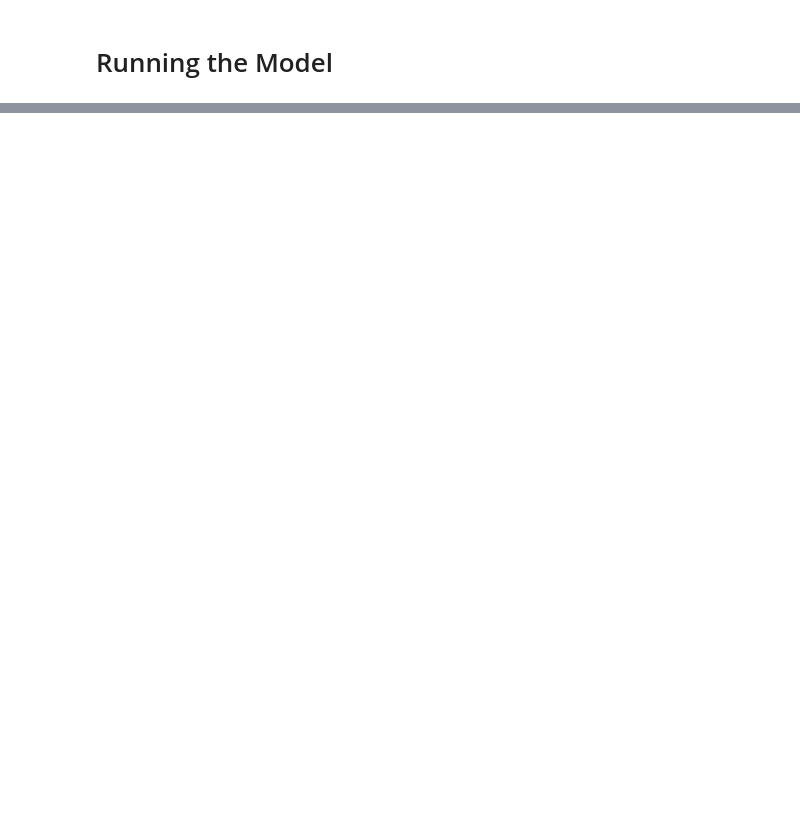
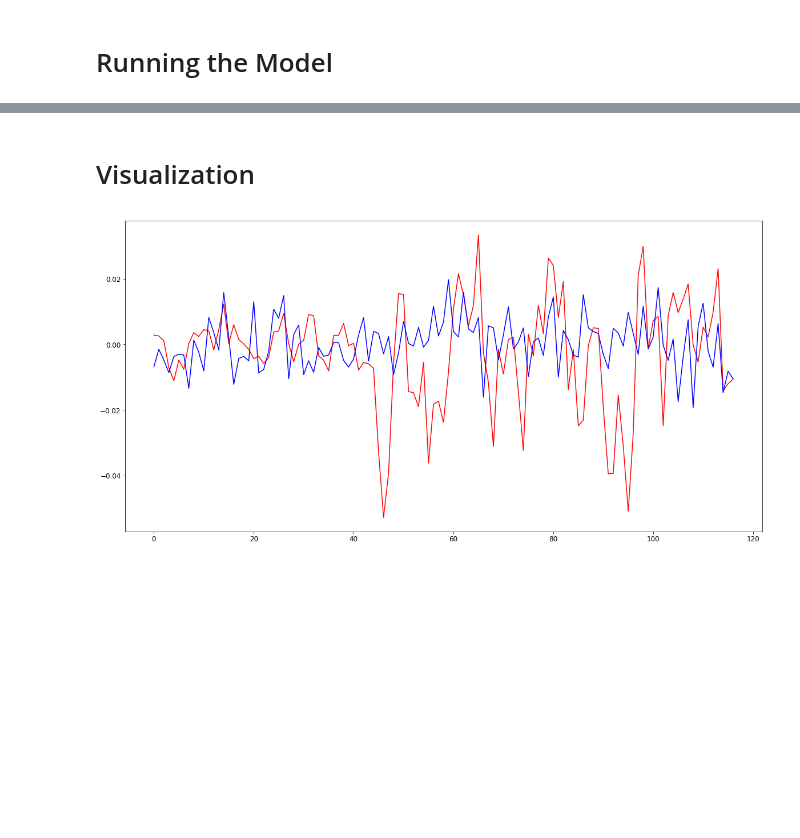
Before and after one commit to Vibhu-Agarwal/Stock-Market-Prediction, a Jupyter notebook: Vibhu.ipynb, the cells around one changed output, grey strips where cells are left out. Drawn from its saved outputs; the diff is of its cells as text; code cells hidden in the pictures; blank space fills up the shorter version.

```diff
--- a/Vibhu.ipynb
+++ b/Vibhu.ipynb
@@ -204,9 +214,9 @@ def _compute_learning_rates():
 # %% [markdown]
 ### Training LSTM Model
 # %%
-def train_lstm_graph(lstm_graph, stock_name="GSPC.csv"):
+def train_lstm_graph(lstm_graph, stock_name="GSPC.csv", norm=True):
 
-    stock_dataset = StockDataSet(stock_name, config.input_size, num_steps=config.num_steps)
+    stock_dataset = StockDataSet(stock_name, config.input_size, num_steps=config.num_steps, normalized=norm)
 
     final_prediction = []
     final_loss = None
@@ -224,6 +234,7 @@ def train_lstm_graph(lstm_graph, stock_name="GSPC.csv"):
     print(graph_name)
 
     learning_rates_to_use = _compute_learning_rates()
+    #print('learning rates:\n', learning_rates_to_use)
     with tf.Session(graph=lstm_graph) as sess:
 
         merged_summary = tf.summary.merge_all()
@@ -236,7 +247,7 @@ def train_lstm_graph(lstm_graph, stock_name="GSPC.csv"):
 
         inputs = graph.get_tensor_by_name('Inputs:0')
         targets = graph.get_tensor_by_name('Targets:0')
-        learning_rate = graph.get_tensor_by_name('learning_rate:0')
+        learning_rate = graph.get_tensor_by_name('learn_rate:0')
 
         test_data_feed = {
             inputs: stock_dataset.test_X,
@@ -244,8 +255,8 @@ def train_lstm_graph(lstm_graph, stock_name="GSPC.csv"):
             learning_rate: 0.0
         }
 
-        loss = graph.get_tensor_by_name('Training_Attributes/Mean_Squared_Error_Loss:0')
-        minimize = graph.get_operation_by_name('Training_Attributes/loss_mse_adam_minimize')
+        loss = graph.get_tensor_by_name('Train_Attrs/MSE_Loss:0')
+        minimize = graph.get_operation_by_name('Train_Attrs/loss_adam_minimize')
         prediction = graph.get_tensor_by_name('Output_Layer/add:0')
 
         for epoch_step in range(config.max_epoch):
@@ -260,7 +271,6 @@ def train_lstm_graph(lstm_graph, stock_name="GSPC.csv"):
                 train_loss, _ = sess.run([loss, minimize], train_data_feed)
 
             if epoch_step % 10 == 0:
-                #print(type(loss), type(prediction), type(merged_summary), type(test_data_feed))
                 test_loss, _pred, _summary = sess.run([loss, prediction, merged_summary], test_data_feed)
                 assert len(_pred) == len(stock_dataset.test_y)
                 print_out = "Epoch {epoch_step} lr={lr} test_loss={test_loss}".format(epoch_step=epoch_step,
@@ -289,9 +299,9 @@ def train_lstm_graph(lstm_graph, stock_name="GSPC.csv"):
 
     with open("final_predictions.{}.json".format(graph_name), 'w') as fout:
         fout.write(json.dumps(final_prediction.tolist()))
+
+    return stock_dataset, final_prediction
 # %% [markdown]
 # Running the Model
 # %%
 lstm_graph = create_lstm_graph()
-# %%
-train_lstm_graph(lstm_graph)
@@ -315,0 +308,2 @@ Final Results:
+# %%
+test_data, res = train_lstm_graph(lstm_graph, norm=True)
@@ -316,2 +328,14 @@ Final Results:
+# %% [markdown]
+# Visualization
+# %%
+res_1d = np.ravel(res)
+test_y_1d = np.ravel(test_data.test_y)
+X = np.array(list(range(test_y_1d.shape[0])))
+# %%
+plt.plot(X, test_y_1d,c='r', label='Actual Data')
+plt.plot(X, res_1d,c='b', label='Predictions')
+plt.show()
+# %% [output]
+[figure, added]
 # %% [markdown]
 <br><br><br><br><br><br><br><br><br><br><br><br>
```
Also changed, not shown: parts of 10 cells of this notebook, 16 other files.
